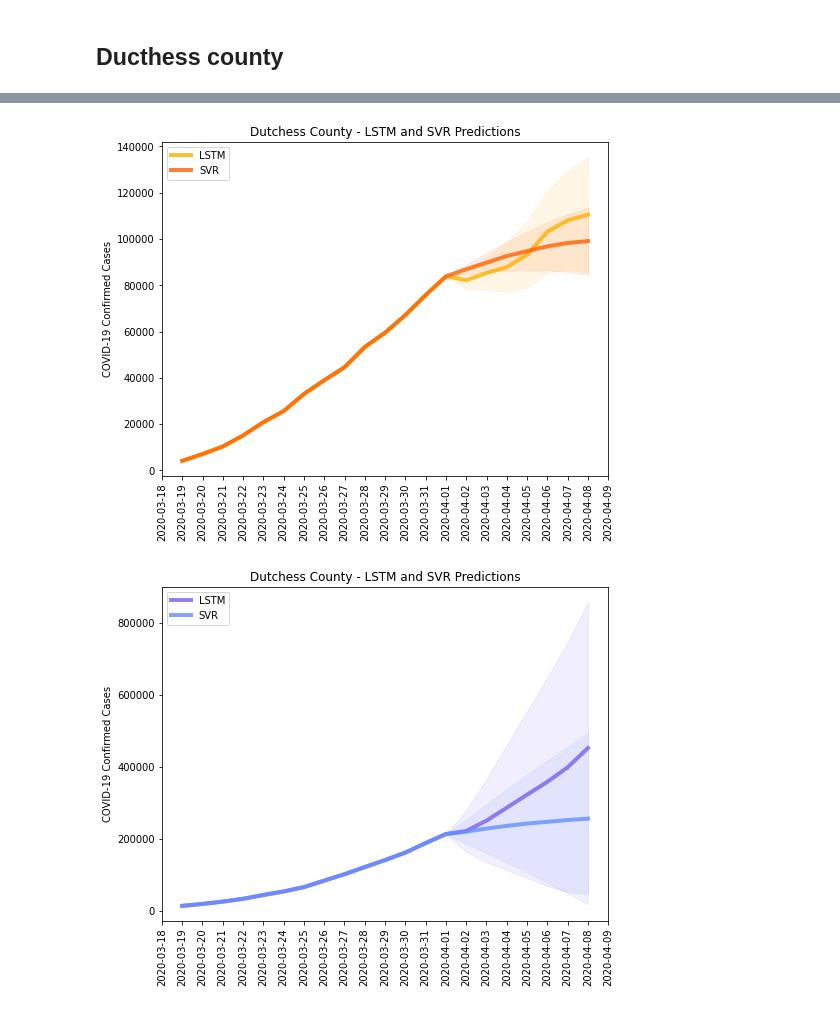
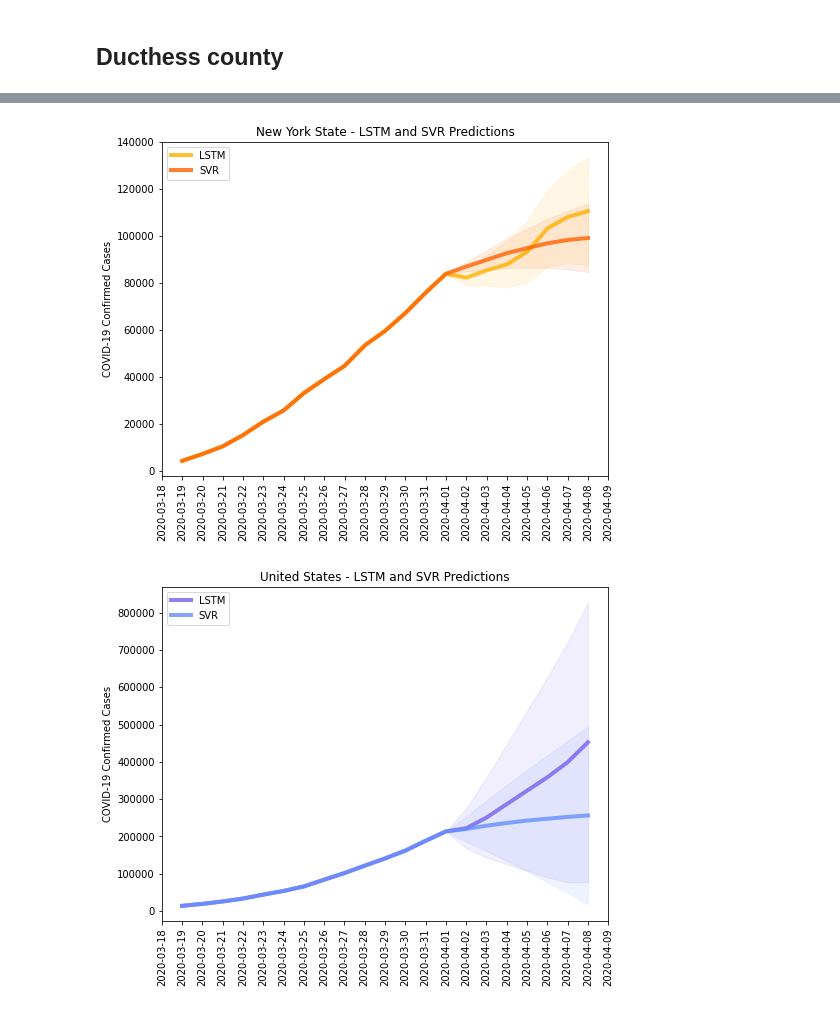
Before and after one commit to pablorp80/covid-19, a Jupyter notebook: py/COVID_19.ipynb, the cells around one changed output, grey strips where cells are left out. Saved outputs shown, nothing was run; the diff lists cells and outputs as text; code cells hidden in the pictures.

```diff
--- a/py/COVID_19.ipynb
+++ b/py/COVID_19.ipynb
@@ -1160,7 +1160,7 @@ plt.plot(cdf['lstm_nys_data_plot'], linewidth=4, color="#ffb000", alpha=0.8, lab
 plt.plot(cdf['svr_nys_data_plot'], linewidth=4, color="#fe6100", alpha=0.8, label='SVR')
 ax.legend(loc='upper left')
 plt.ylabel('COVID-19 Confirmed Cases')
-plt.title('Dutchess County - LSTM and SVR Predictions')
+plt.title('New York State - LSTM and SVR Predictions')
 
 plt.fill_between(cdf.index, cdf['lstm_nys_cum_sdt_error_p'],
                  cdf['lstm_nys_cum_sdt_error_n'],
@@ -1172,25 +1172,25 @@ plt.fill_between(cdf.index, cdf['svr_nys_cum_sdt_error_p'],
 ax.xaxis.set_major_locator(days)
 plt.savefig('nys.png', dpi=350, bbox_inches='tight')
 # %% [output]
-[figure, old version]
+[figure, new version]
 # %%
 fig, ax = plt.subplots(figsize=(8,8))
 fig.subplots_adjust(bottom=0.3)
 plt.xticks(rotation=90)
 plt.plot(cdf['lstm_us_data_plot'], linewidth=4, color="#785ef0", alpha=0.8, label='LSTM')
 plt.plot(cdf['svr_us_data_plot'], linewidth=4, color="#648fff", alpha=0.8, label='SVR')
 ax.legend(loc='upper left')
 plt.ylabel('COVID-19 Confirmed Cases')
-plt.title('Dutchess County - LSTM and SVR Predictions')
+plt.title('United States - LSTM and SVR Predictions')
 
 plt.fill_between(cdf.index, cdf['lstm_us_cum_sdt_error_p'],
                  cdf['lstm_us_cum_sdt_error_n'],
                  alpha=0.1, color="#785ef0")
 plt.fill_between(cdf.index, cdf['svr_us_cum_sdt_error_p'],
                  cdf['svr_us_cum_sdt_error_n'],
                  alpha=0.1, color="#648fff")
 
 ax.xaxis.set_major_locator(days)
 plt.savefig('us.png', dpi=350, bbox_inches='tight')
 # %% [output]
-[figure, old version]
+[figure, new version]
```
Also changed, not shown: parts of 8 cells of this notebook, 15 other files.
